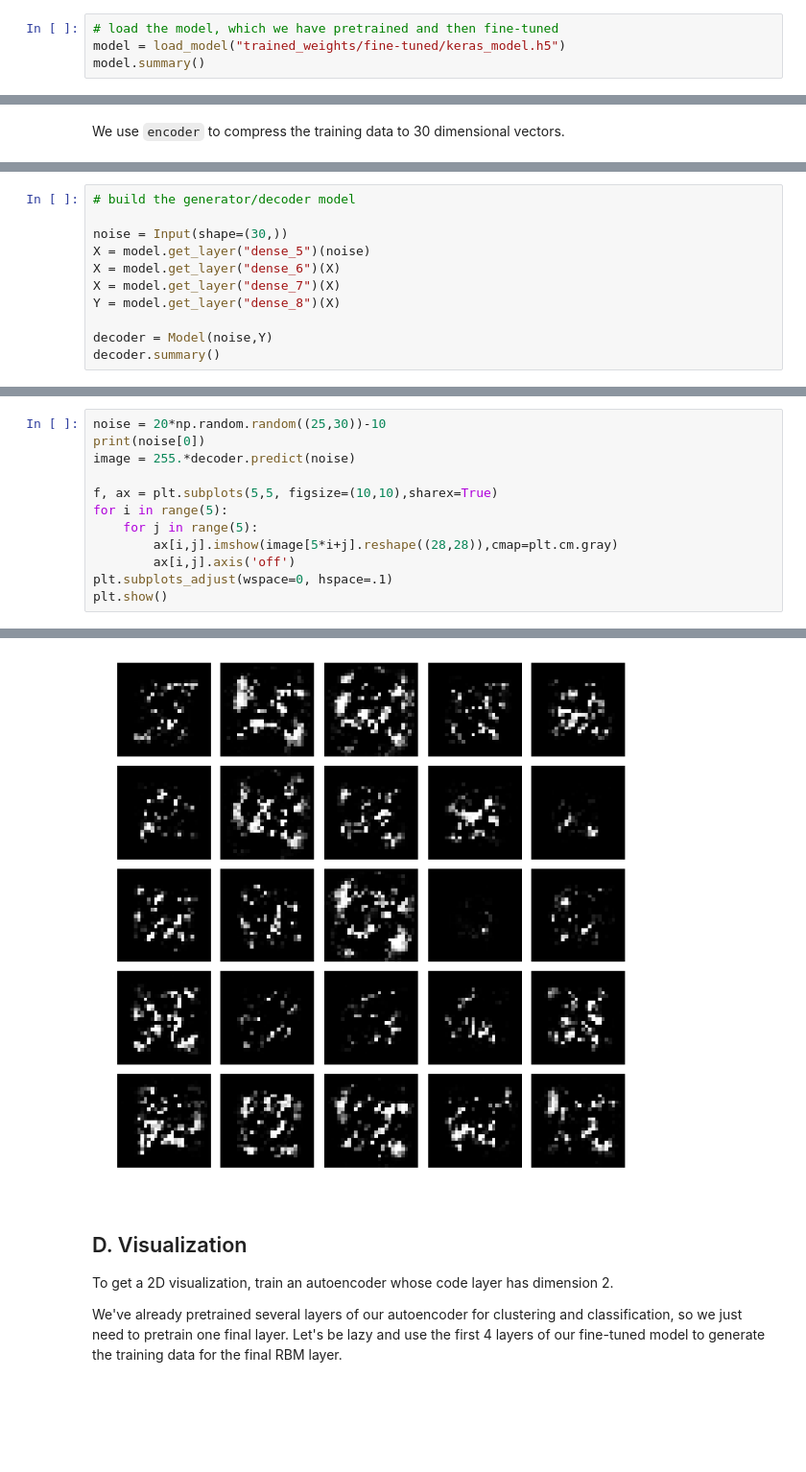
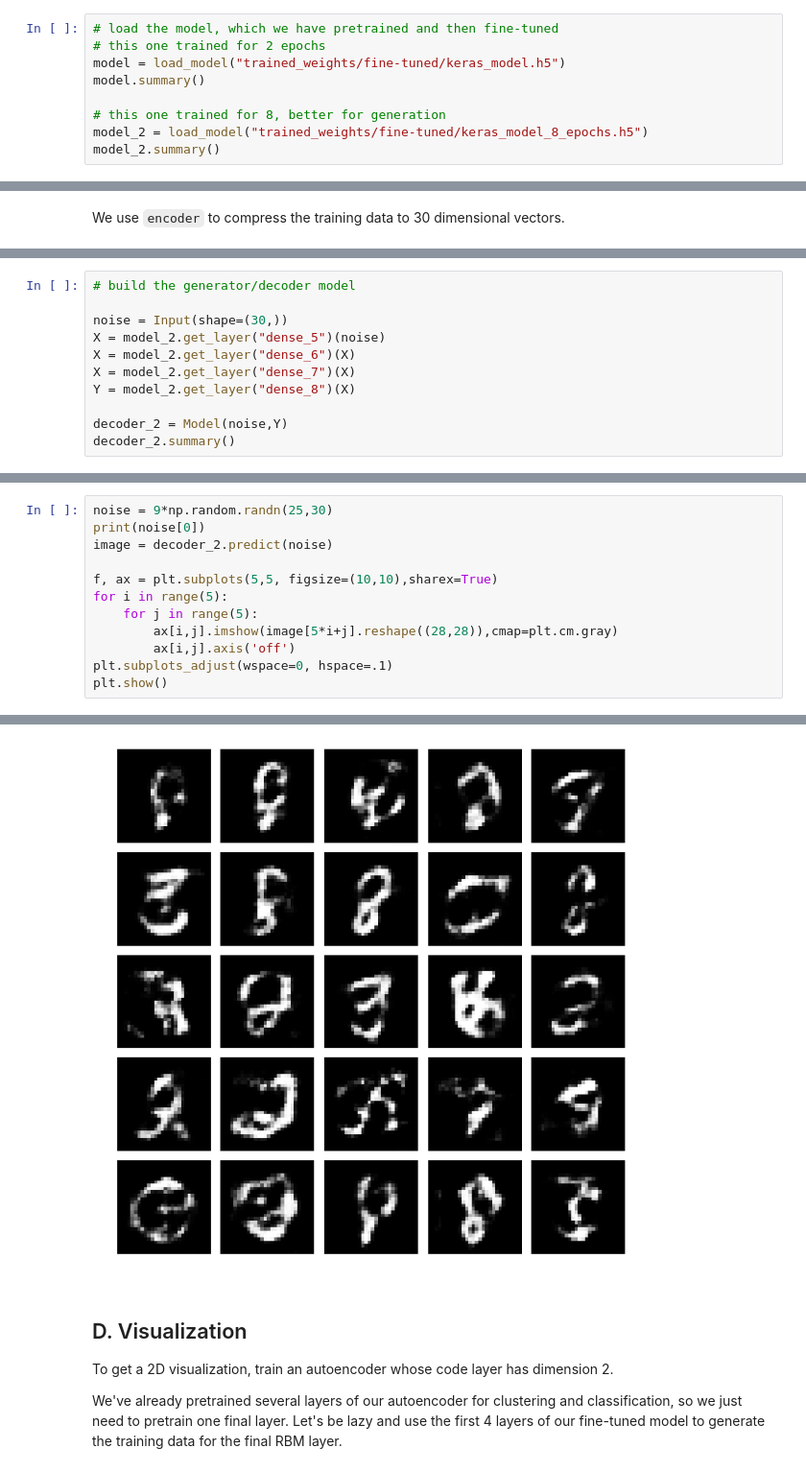
Before and after one commit to lanejere5/bm, a Jupyter notebook: Examples.ipynb, the cells around one changed output, grey strips where cells are left out. Shown at 96% size. Drawn from its saved outputs; the diff is of its cells as text; blank space fills up the shorter version.

```diff
--- a/Examples.ipynb
+++ b/Examples.ipynb
@@ -209,8 +209,13 @@ from keras.models import Model, Sequential, load_model
 from keras.layers import Input, Dense
 # %%
 # load the model, which we have pretrained and then fine-tuned
+# this one trained for 2 epochs
 model = load_model("trained_weights/fine-tuned/keras_model.h5")
 model.summary()
+
+# this one trained for 8, better for generation
+model_2 = load_model("trained_weights/fine-tuned/keras_model_8_epochs.h5")
+model_2.summary()
 # %% [output]
 _________________________________________________________________
 Layer (type)                 Output Shape              Param #
@@ -422,13 +482,13 @@ In order to perform generation, we should use a sigmoid activation for all layer
 # build the generator/decoder model
 
 noise = Input(shape=(30,))
-X = model.get_layer("dense_5")(noise)
-X = model.get_layer("dense_6")(X)
-X = model.get_layer("dense_7")(X)
-Y = model.get_layer("dense_8")(X)
+X = model_2.get_layer("dense_5")(noise)
+X = model_2.get_layer("dense_6")(X)
+X = model_2.get_layer("dense_7")(X)
+Y = model_2.get_layer("dense_8")(X)
 
-decoder = Model(noise,Y)
-decoder.summary()
+decoder_2 = Model(noise,Y)
+decoder_2.summary()
 # %% [output]
 _________________________________________________________________
 Layer (type)                 Output Shape              Param #
@@ -448,9 +508,9 @@ Trainable params: 1,419,034
 Non-trainable params: 0
 _________________________________________________________________
 # %%
-noise = 20*np.random.random((25,30))-10
+noise = 9*np.random.randn(25,30)
 print(noise[0])
-image = 255.*decoder.predict(noise)
+image = decoder_2.predict(noise)
 
 f, ax = plt.subplots(5,5, figsize=(10,10),sharex=True)
 for i in range(5):
@@ -468,4 +529,4 @@ plt.show()
-[figure, old version]
+[figure, new version]
 # %% [markdown]
 ## D. Visualization
 
```
Also changed, not shown: parts of 14 cells of this notebook, 3 other files.
